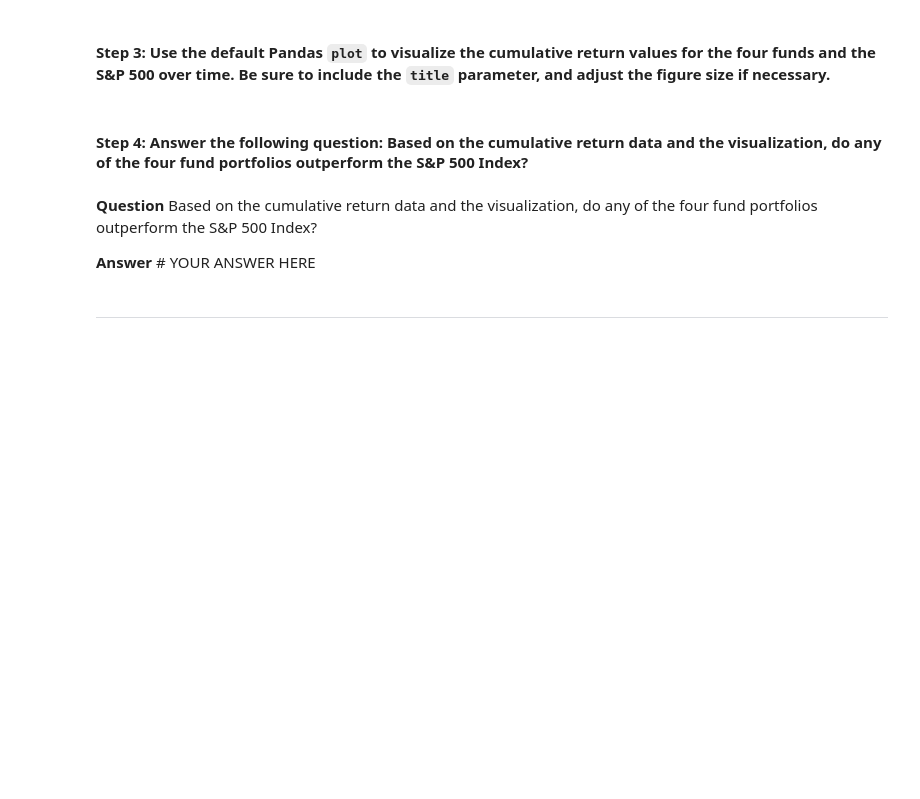
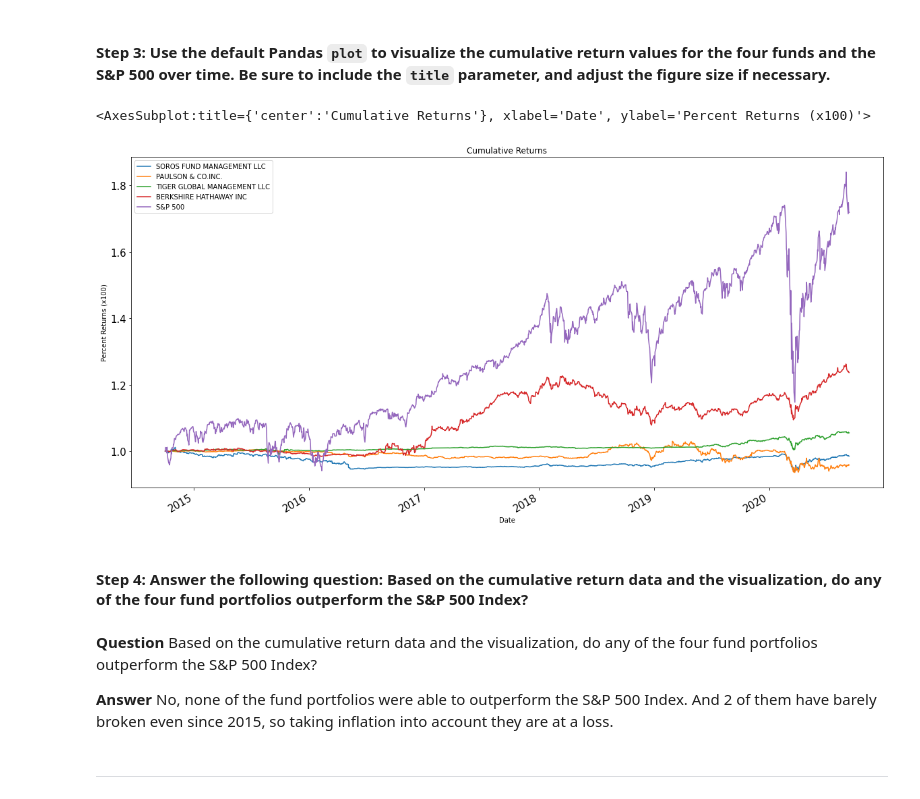
Before and after one commit to ccharafeddine/Module_4_Challenge, a Jupyter notebook: risk_return_analysis.ipynb, the cells around one changed output. Drawn from its saved outputs; the diff is of its cells as text; code cells hidden in the pictures; blank space fills up the shorter version.

```diff
--- a/risk_return_analysis.ipynb
+++ b/risk_return_analysis.ipynb
@@ -173,4 +189,6 @@ Analyze the data to determine if any of the portfolios outperform the broader st
 # %%
 # Calculate and plot the cumulative returns of the 4 fund portfolios and the S&P 500
 # Review the last 5 rows of the cumulative returns DataFrame
-# YOUR CODE HERE
+cum_returns = (1 + daily_returns_df).cumprod()
+
+cum_returns.head()
@@ -179,13 +205,16 @@ Analyze the data to determine if any of the portfolios outperform the broader st
 # %%
 # Visualize the cumulative returns using the Pandas plot function
 # Include a title parameter and adjust the figure size
-# YOUR CODE HERE
+cum_returns.plot(title="Cumulative Returns", figsize=(20,10), xlabel="Date", ylabel="Percent Returns (x100)", fontsize=15)
+# %% [output]
+<AxesSubplot:title={'center':'Cumulative Returns'}, xlabel='Date', ylabel='Percent Returns (x100)'>
+[figure, added]
 # %% [markdown]
 #### Step 4: Answer the following question: Based on the cumulative return data and the visualization, do any of the four fund portfolios outperform the S&P 500 Index?
 # %% [markdown]
 **Question** Based on the cumulative return data and the visualization, do any of the four fund portfolios outperform the S&P 500 Index?
 
-**Answer** # YOUR ANSWER HERE
+**Answer** No, none of the fund portfolios were able to outperform the S&P 500 Index. And 2 of them have barely broken even since 2015, so taking inflation into account they are at a loss.
 # %% [markdown]
 ---
 # %% [markdown]
```
Also changed, not shown: parts of 3 cells of this notebook.
